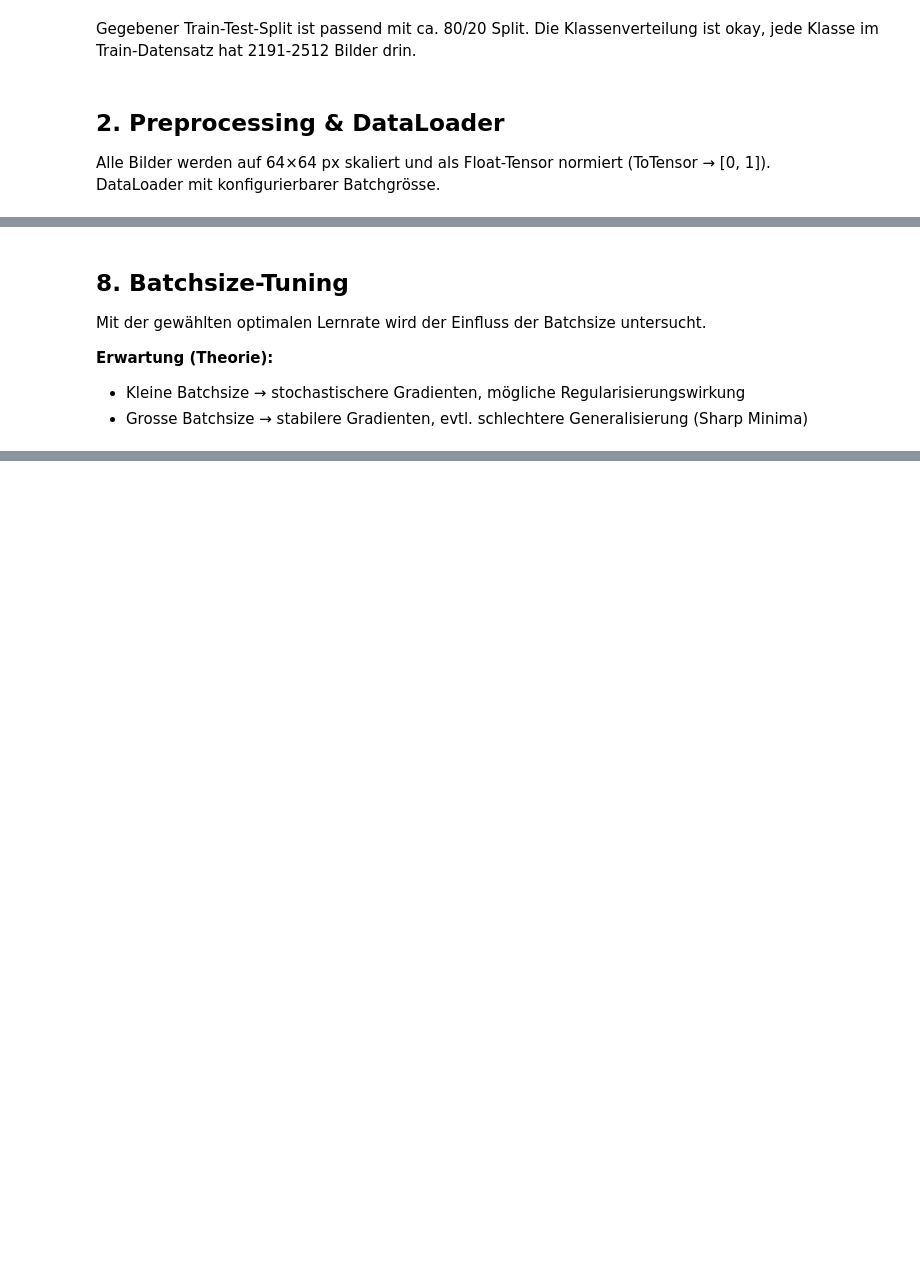
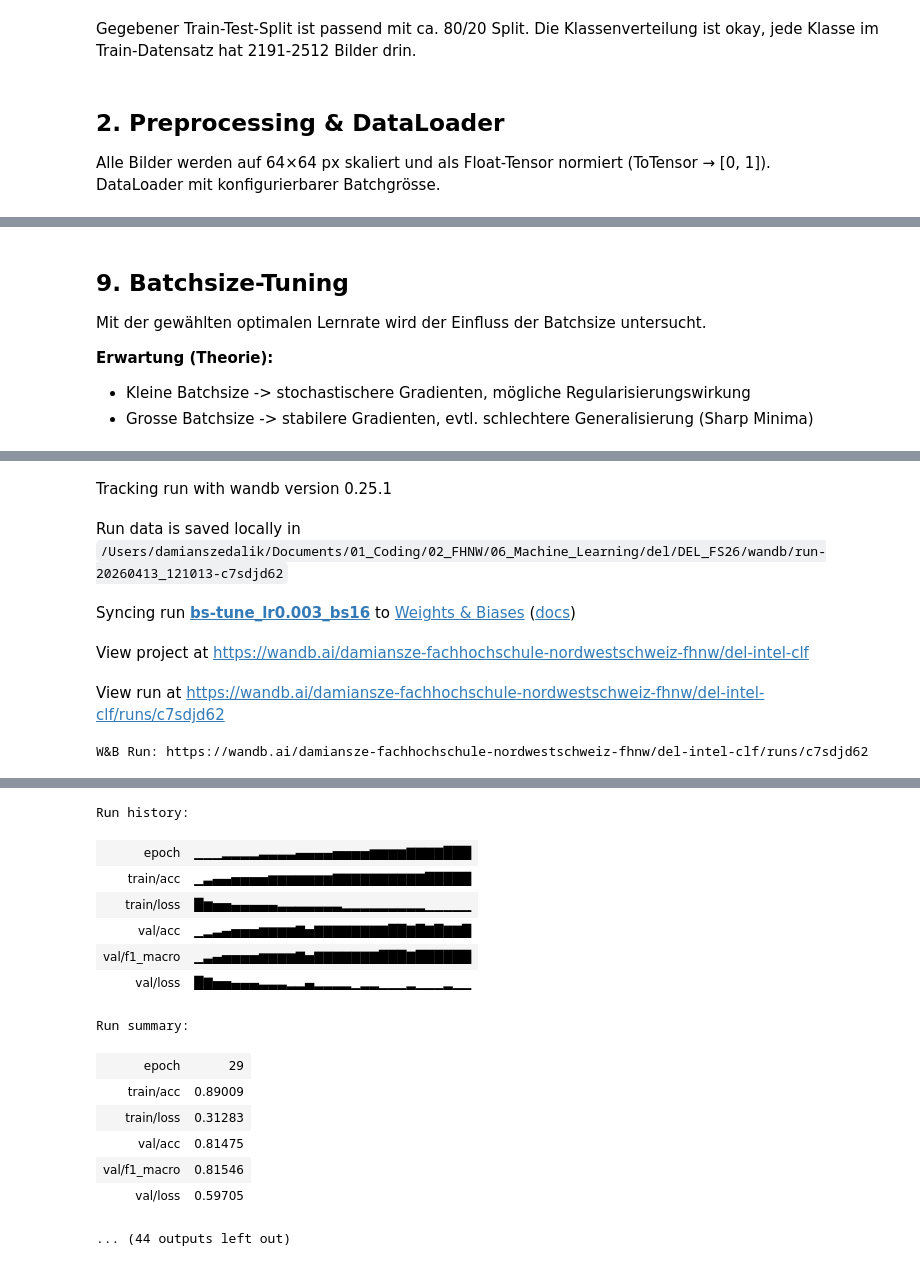
Before and after one commit to damiansze/DEL_FS26, a Jupyter notebook: DEL_MC.ipynb, the cells around one changed output, grey strips where cells are left out. Drawn from its saved outputs; the diff is of its cells as text; code cells hidden in the pictures; blank space fills up the shorter version.

```diff
--- a/DEL_MC.ipynb
+++ b/DEL_MC.ipynb
@@ -425,25 +655,28 @@ Alle anderen Parameter fix: `batch_size=32`, SGD ohne Momentum, `num_epochs=20`.
 # %% [markdown]
-## 8. Batchsize-Tuning
+## 9. Batchsize-Tuning
 
 Mit der gewählten optimalen Lernrate wird der Einfluss der Batchsize untersucht.
 
 **Erwartung (Theorie):**
-- Kleine Batchsize → stochastischere Gradienten, mögliche Regularisierungswirkung
-- Grosse Batchsize → stabilere Gradienten, evtl. schlechtere Generalisierung (Sharp Minima)
+- Kleine Batchsize -> stochastischere Gradienten, mögliche Regularisierungswirkung
+- Grosse Batchsize -> stabilere Gradienten, evtl. schlechtere Generalisierung (Sharp Minima)
 # %%
-# batch_sizes = [16, 32, 64, 128]
-# all_histories_bs = {}
-#
-# für jede bs in batch_sizes:
-#   config = {"lr": <beste_lr>, "batch_size": bs, "num_epochs": 20,
-#             "num_classes": 6, "conv_channels": [32, 64, 128], "fc_units": 256,
-#             "group": "etappe1-bs-tuning"}
-#   train_loader_bs, test_loader_bs = get_dataloaders(train_ds, test_ds, bs)
-#   model     = build_model(config["num_classes"], config["conv_channels"],
-#                           config["fc_units"], device)
-#   optimizer = get_optimizer(model, config["lr"])
-#   history   = train(config, train_loader_bs, test_loader_bs, device)
-#   all_histories_bs[f"bs={bs}"] = history
-#   → Run-URL wird automatisch durch train() gedruckt
-#
-# plot_learning_curves(all_histories_bs, title="Batchsize-Vergleich")
+batch_sizes = [16, 32, 64, 128]
+all_histories_bs = {}
+
+for bs in batch_sizes:
+    config = {
+        "lr": 0.003,
+        "batch_size": bs,
+        "num_epochs": 30,
+        "num_classes": 6,
+        "conv_channels": [32, 64, 128],
+        "fc_units": 256,
+        "run_name": "bs-tune",
+        "group": "etappe1",
+        "final_eval": False
+    }
+    train_loader_bs, val_loader_bs, _, _ = get_split_dataloaders(train_ds, batch_size=bs, seed=SEED)
+    history = train(config, train_loader_bs, val_loader_bs, device)
+    all_histories_bs[f"bs={bs}"] = history
+# %% [output]
@@ -449,0 +684,6 @@ Mit der gewählten optimalen Lernrate wird der Einfluss der Batchsize untersucht
+Tracking run with wandb version 0.25.1
+Run data is saved locally in /Users/damianszedalik/Documents/01_Coding/02_FHNW/06_Machine_Learning/del/DEL_FS26/wandb/run-20260413_121013-c7sdjd62
+Syncing run bs-tune_lr0.003_bs16 to Weights & Biases (docs)
+View project at https://wandb.ai/damiansze-fachhochschule-nordwestschweiz-fhnw/del-intel-clf
+View run at https://wandb.ai/damiansze-fachhochschule-nordwestschweiz-fhnw/del-intel-clf/runs/c7sdjd62
+W&B Run: https://wandb.ai/damiansze-fachhochschule-nordwestschweiz-fhnw/del-intel-clf/runs/c7sdjd62
@@ -449,0 +691,15 @@ Mit der gewählten optimalen Lernrate wird der Einfluss der Batchsize untersucht
+Run history:
+| epoch | ▁▁▁▂▂▂▂▃▃▃▃▄▄▄▄▅▅▅▅▆▆▆▆▇▇▇▇███ |
+| train/acc | ▁▃▄▄▅▅▅▅▆▆▆▆▆▆▆▇▇▇▇▇▇▇▇▇▇█████ |
+| train/loss | █▆▅▅▄▄▄▄▄▃▃▃▃▃▃▃▂▂▂▂▂▂▂▂▂▁▁▁▁▁ |
+| val/acc | ▁▂▃▄▅▅▅▆▆▆▆▇▅▇▇▇▇▇▇▇▇██▇█▇█▇▇█ |
+| val/f1_macro | ▁▃▄▅▅▅▅▆▆▆▆▇▅▇▇▇▇▇▇▇███▇██████ |
+| val/loss | █▇▅▅▄▄▄▃▃▃▂▂▄▂▂▂▂▁▂▂▁▁▁▂▁▁▁▂▁▁ |
+Run summary:
+| epoch | 29 |
+| train/acc | 0.89009 |
+| train/loss | 0.31283 |
+| val/acc | 0.81475 |
+| val/f1_macro | 0.81546 |
+| val/loss | 0.59705 |
+... (44 outputs left out)
```
Also changed, not shown: parts of 41 cells of this notebook, 3 other files.
